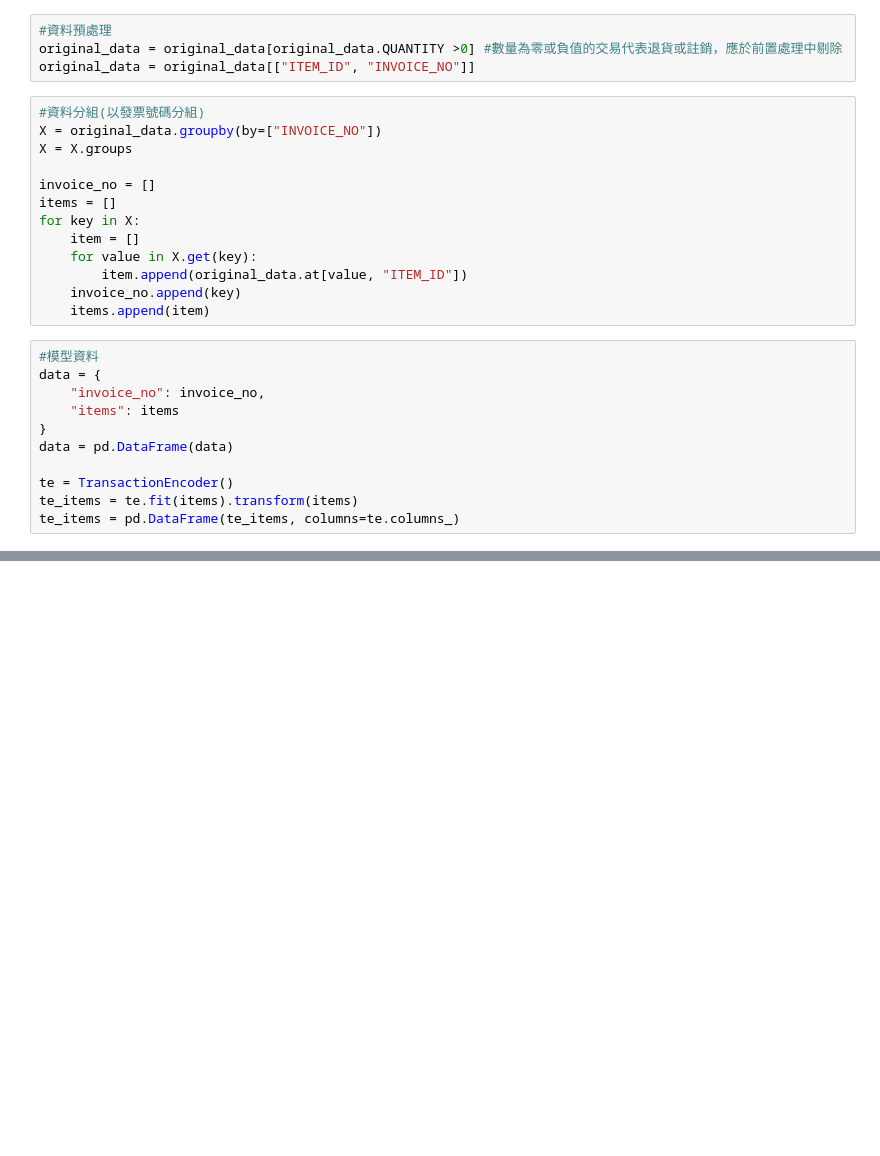
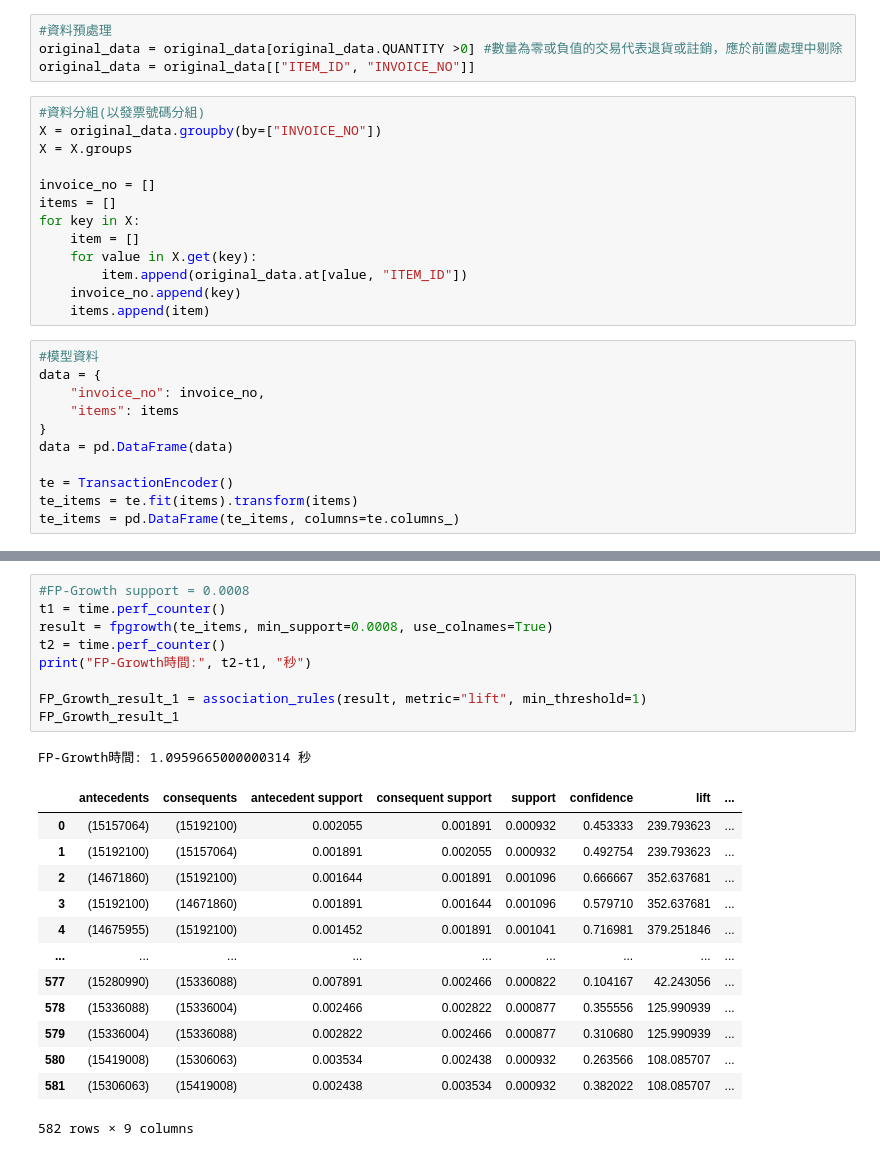
Before and after one commit to RogerLog1115/hw4M11123062, a Jupyter notebook: 交易資料集.ipynb, the cells around one changed output, grey strips where cells are left out. Saved outputs shown, nothing was run; the diff lists cells and outputs as text; blank space fills up the shorter version.

```diff
--- a/交易資料集.ipynb
+++ b/交易資料集.ipynb
@@ -62,0 +105,24 @@ Apriori時間: 62.39766619999999 秒
+# %%
+#FP-Growth support = 0.0008
+t1 = time.perf_counter()
+result = fpgrowth(te_items, min_support=0.0008, use_colnames=True)
+t2 = time.perf_counter()
+print("FP-Growth時間:", t2-t1, "秒")
+
+FP_Growth_result_1 = association_rules(result, metric="lift", min_threshold=1)
+FP_Growth_result_1
+# %% [output]
+FP-Growth時間: 1.0959665000000314 秒
+|  | antecedents | consequents | antecedent support | consequent support | support | confidence | lift | ... |
+| 0 | (15157064) | (15192100) | 0.002055 | 0.001891 | 0.000932 | 0.453333 | 239.793623 | ... |
+| 1 | (15192100) | (15157064) | 0.001891 | 0.002055 | 0.000932 | 0.492754 | 239.793623 | ... |
+| 2 | (14671860) | (15192100) | 0.001644 | 0.001891 | 0.001096 | 0.666667 | 352.637681 | ... |
+| 3 | (15192100) | (14671860) | 0.001891 | 0.001644 | 0.001096 | 0.579710 | 352.637681 | ... |
+| 4 | (14675955) | (15192100) | 0.001452 | 0.001891 | 0.001041 | 0.716981 | 379.251846 | ... |
+| ... | ... | ... | ... | ... | ... | ... | ... | ... |
+| 577 | (15280990) | (15336088) | 0.007891 | 0.002466 | 0.000822 | 0.104167 | 42.243056 | ... |
+| 578 | (15336088) | (15336004) | 0.002466 | 0.002822 | 0.000877 | 0.355556 | 125.990939 | ... |
+| 579 | (15336004) | (15336088) | 0.002822 | 0.002466 | 0.000877 | 0.310680 | 125.990939 | ... |
+| 580 | (15419008) | (15306063) | 0.003534 | 0.002438 | 0.000932 | 0.263566 | 108.085707 | ... |
+| 581 | (15306063) | (15419008) | 0.002438 | 0.003534 | 0.000932 | 0.382022 | 108.085707 | ... |
+582 rows × 9 columns
```
Also changed, not shown: parts of 7 cells of this notebook, 2 other files.
